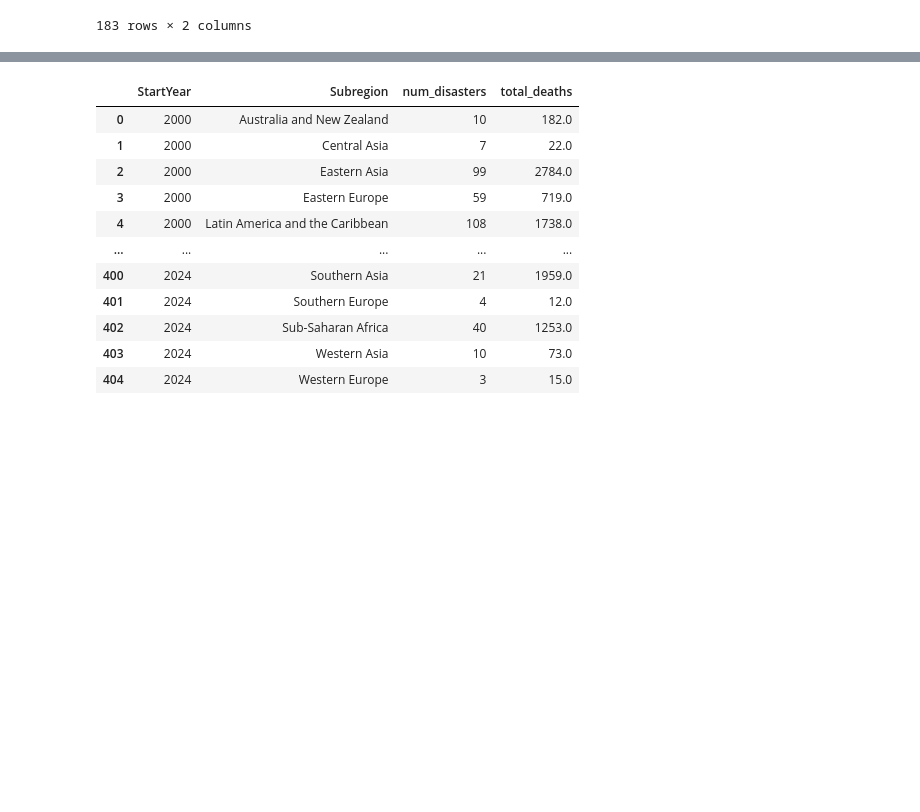
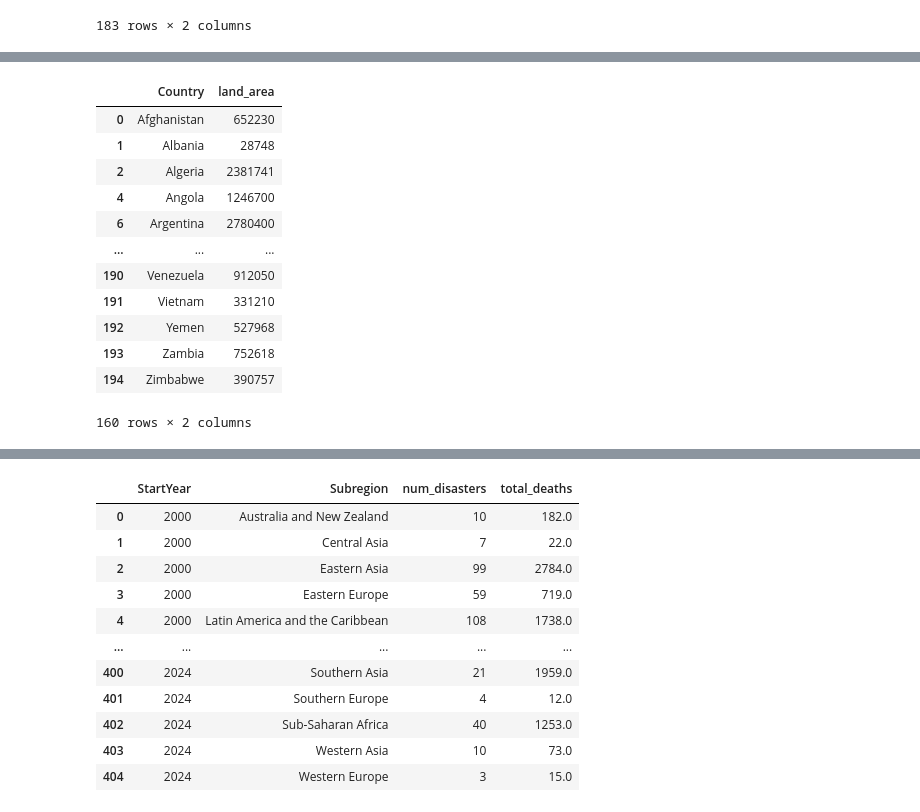
Before and after one commit to caparritos/INFOVIS-G22, a Jupyter notebook: satinize_dataset/sanitize.ipynb, the cells around one changed output, grey strips where cells are left out. Saved outputs shown, nothing was run; the diff lists cells and outputs as text; code cells hidden in the pictures; blank space fills up the shorter version.

```diff
--- a/satinize_dataset/sanitize.ipynb
+++ b/satinize_dataset/sanitize.ipynb
@@ -192,2 +192,19 @@ df
+# %%
+country_data = country_data[country_data['land_area'] >= 5000]
+country_data
+# %% [output]
+|  | Country | land_area |
+| 0 | Afghanistan | 652230 |
+| 1 | Albania | 28748 |
+| 2 | Algeria | 2381741 |
+| 4 | Angola | 1246700 |
+| 6 | Argentina | 2780400 |
+| ... | ... | ... |
+| 190 | Venezuela | 912050 |
+| 191 | Vietnam | 331210 |
+| 192 | Yemen | 527968 |
+| 193 | Zambia | 752618 |
+| 194 | Zimbabwe | 390757 |
+160 rows × 2 columns
 # %%
 # save the DataFrames to a new CSV files
```
Also changed, not shown: parts of 10 cells of this notebook, 3 other files.
